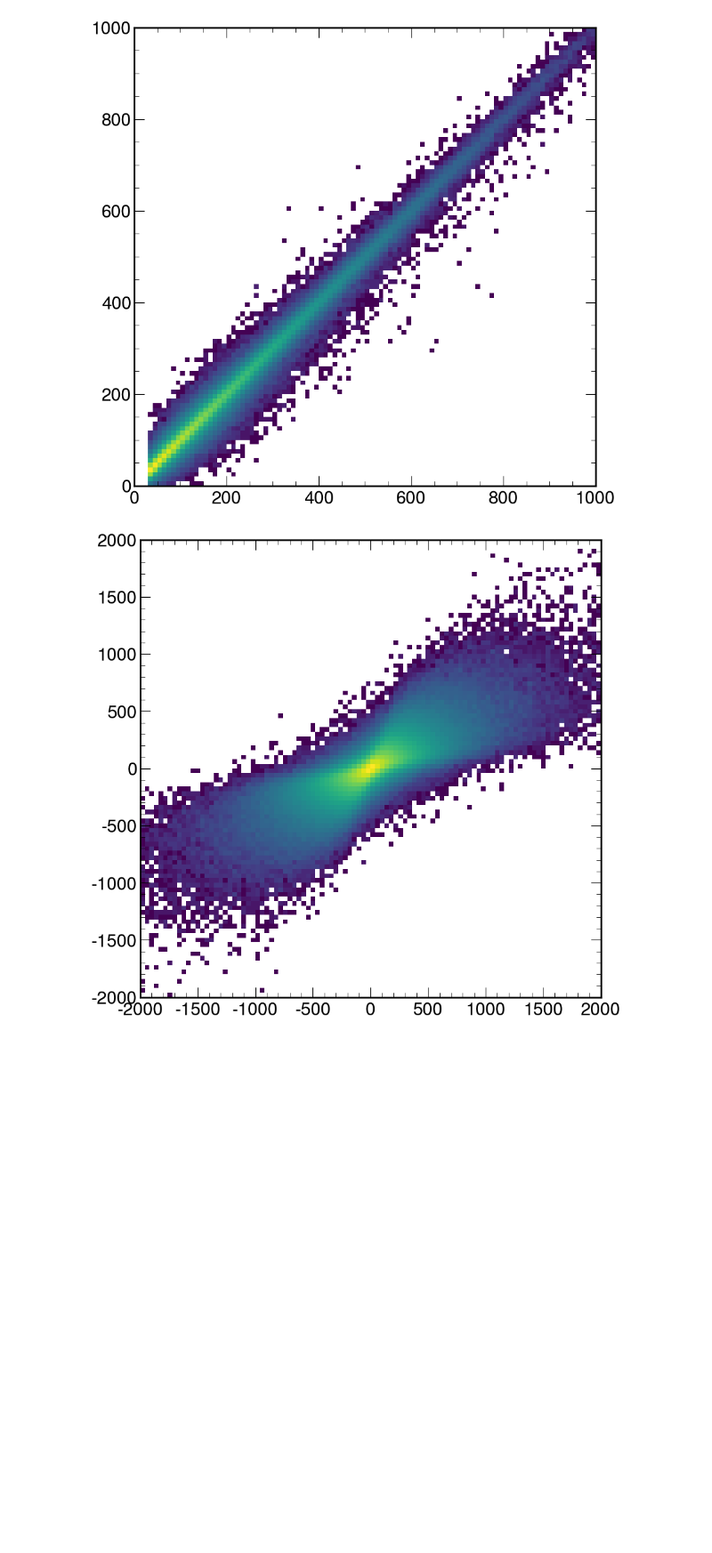
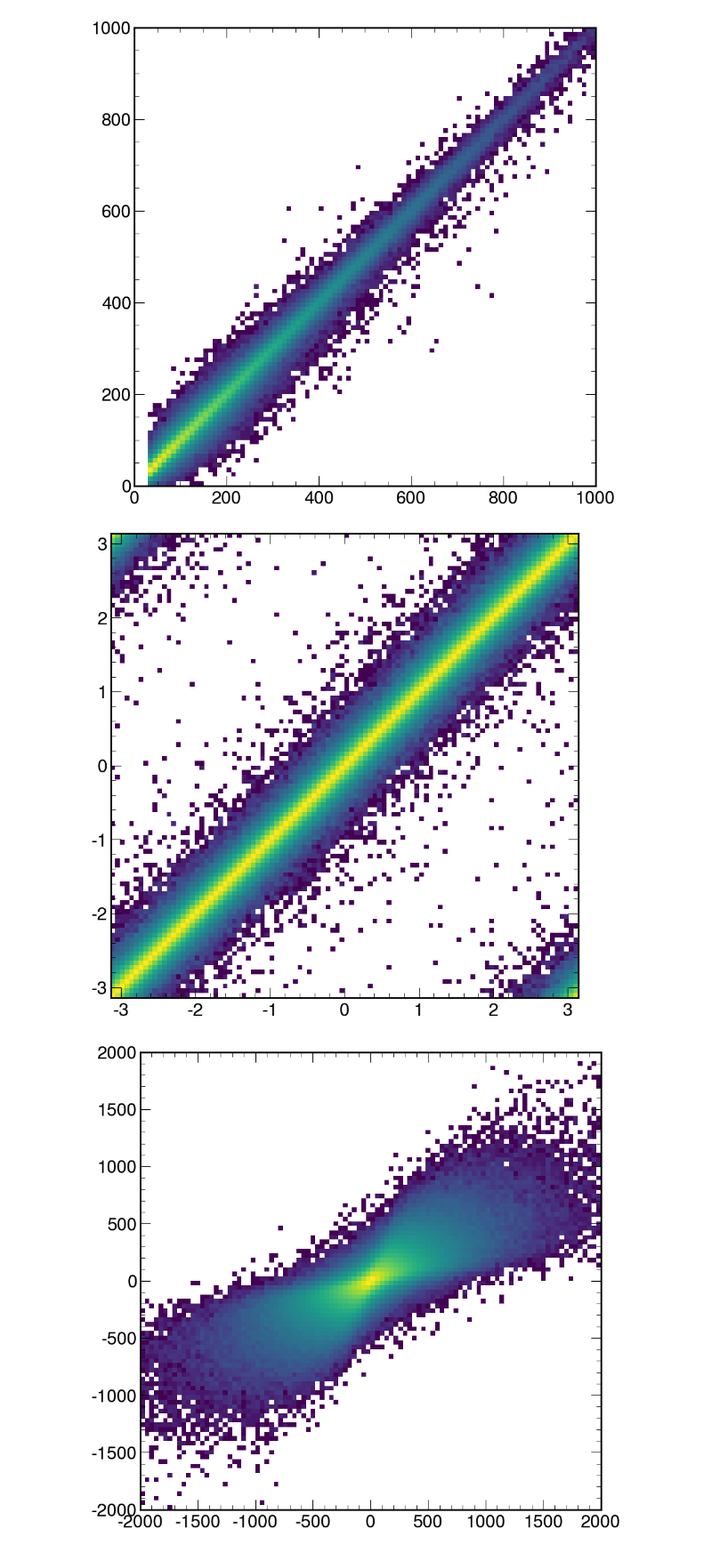
Before and after one commit to valsdav/ttHbb_jets_partons_studies, a Jupyter notebook: GenLevelPlots.ipynb, the cells around one changed output. Shown at 89% size. Drawn from its saved outputs; the diff is of its cells as text; code cells hidden in the pictures; blank space fills up the shorter version.

Commit message:
adding phi plot

```diff
--- a/GenLevelPlots.ipynb
+++ b/GenLevelPlots.ipynb
@@ -342,6 +342,12 @@ plt.hist2d(ak.to_numpy(ak.flatten(jets.pt)),
            range=((0., 1000.),(0.,1000.)), norm=LogNorm());
 # %% [output]
 [figure]
+# %%
+plt.hist2d(ak.to_numpy(ak.flatten(jets.phi)),
+           ak.to_numpy(ak.flatten(jets_CM.phi)), bins=(100,100),
+           range=((-3.14, 3.14),(-3.14,3.14)), norm=LogNorm());
+# %% [output]
+[figure, added]
 # %%
 plt.hist2d(ak.to_numpy(ak.flatten(jets.pz)),
            ak.to_numpy(ak.flatten(jets_CM.pz)), bins=(100,100),
```
